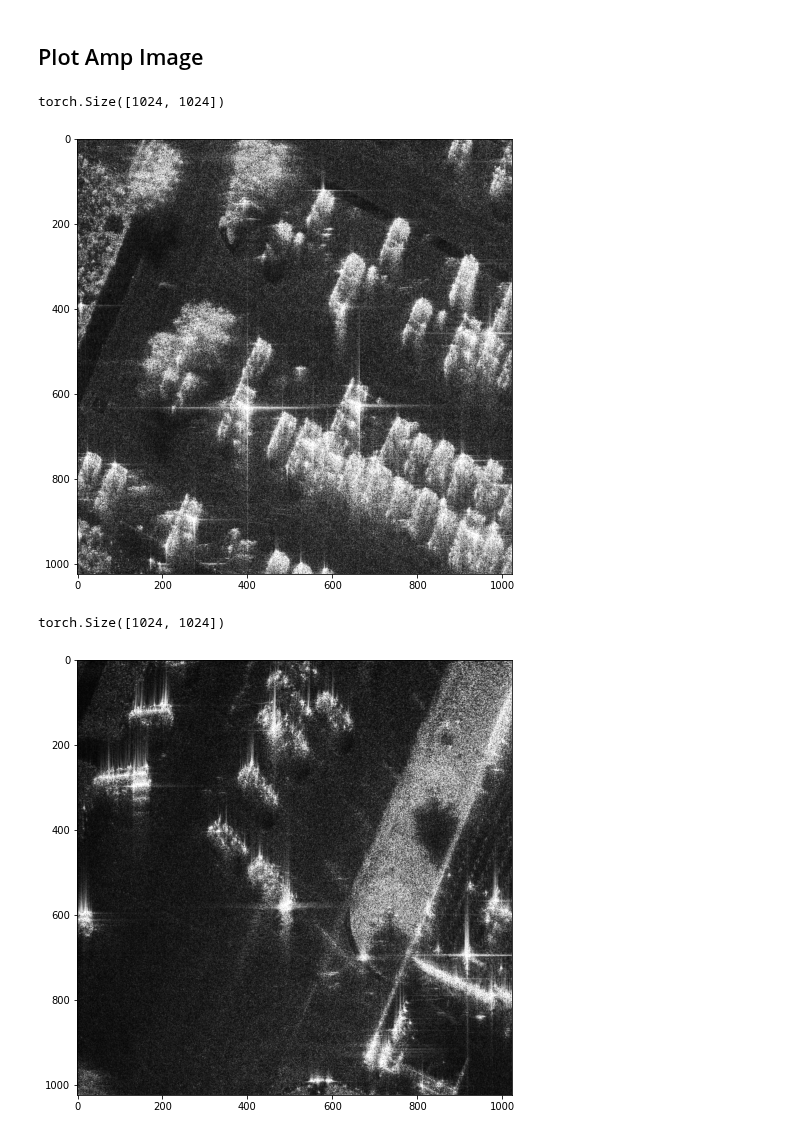
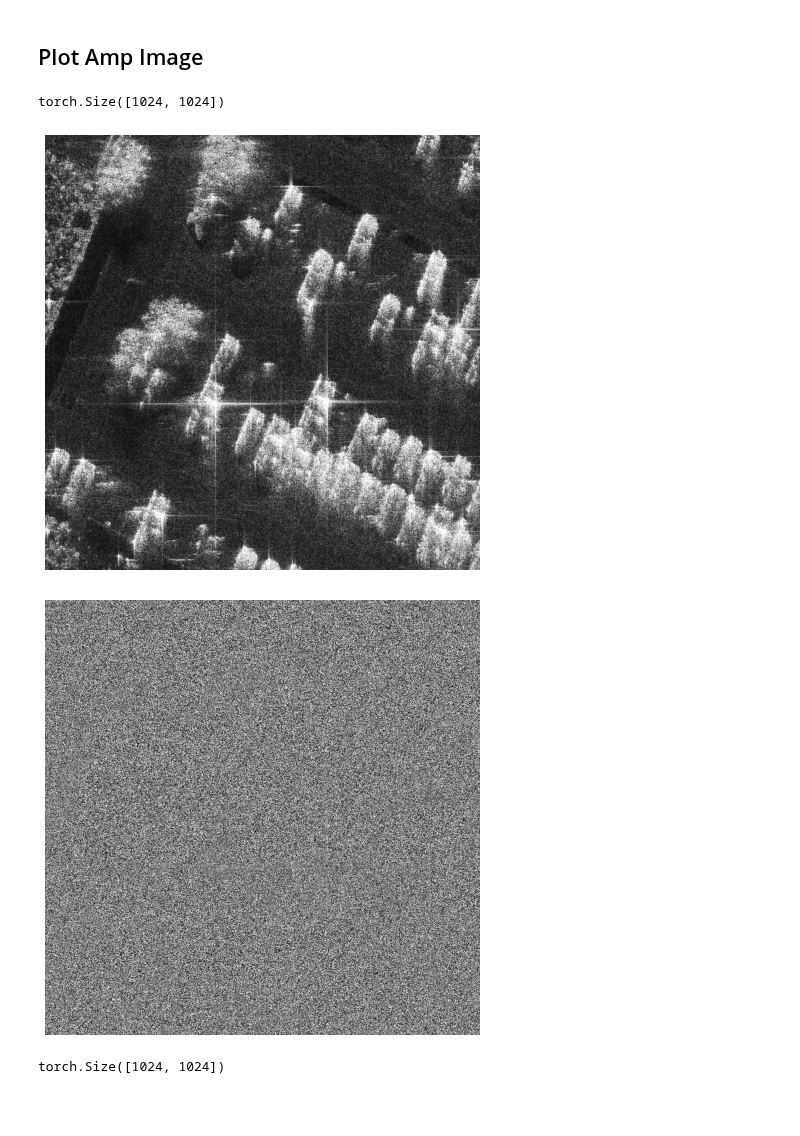
Before and after one commit to zb-umkc/PACT, a Jupyter notebook: analysis.ipynb, the cells around one changed output. Saved outputs shown, nothing was run; the diff lists cells and outputs as text; code cells hidden in the pictures; blank space fills up the shorter version.

```diff
--- a/analysis.ipynb
+++ b/analysis.ipynb
@@ -858,33 +887,40 @@ energy_df
 # %%
 # Convert I/Q into Amplitude and display
 import torch
 
 
 def load_image(path):
     img_np = np.load(path)
     img_tensor = torch.from_numpy(img_np).float()
     return img_tensor
 
 
-def iq_to_amp(iq):
+def iq_to_ap(iq):
     I = iq[:, :, 0]
     Q = iq[:, :, 1]
     amp = torch.sqrt(I**2 + Q**2)
-    return amp
+    phase = torch.atan2(Q, I)
+    return amp, phase
 
 
 paths = ["/scratch/zb7df/data/NGA/multi_pol/test/gt_HH/0.npy",
          "/scratch/zb7df/data/NGA/multi_pol/test2/gt_HH/0.npy"]
 for path in paths:
     img = load_image(path)
-    amp = iq_to_amp(img)
+    amp, phase = iq_to_ap(img)
     print(amp.shape)
 
     plt.figure(figsize=(8, 8))
     plt.imshow(amp.cpu().numpy(), cmap="gray")
+    plt.axis("off")
     plt.show()
+
+    plt.figure(figsize=(8, 8))
+    plt.imshow(phase.cpu().numpy(), cmap="gray")
+    plt.axis("off")
+    plt.show()
 # %% [output]
 torch.Size([1024, 1024])
-[figure, old version]
+[figure, new version]
+[figure, new version]
 torch.Size([1024, 1024])
-[figure, old version]
```
Also changed, not shown: parts of 3 cells of this notebook, 5 other files.
